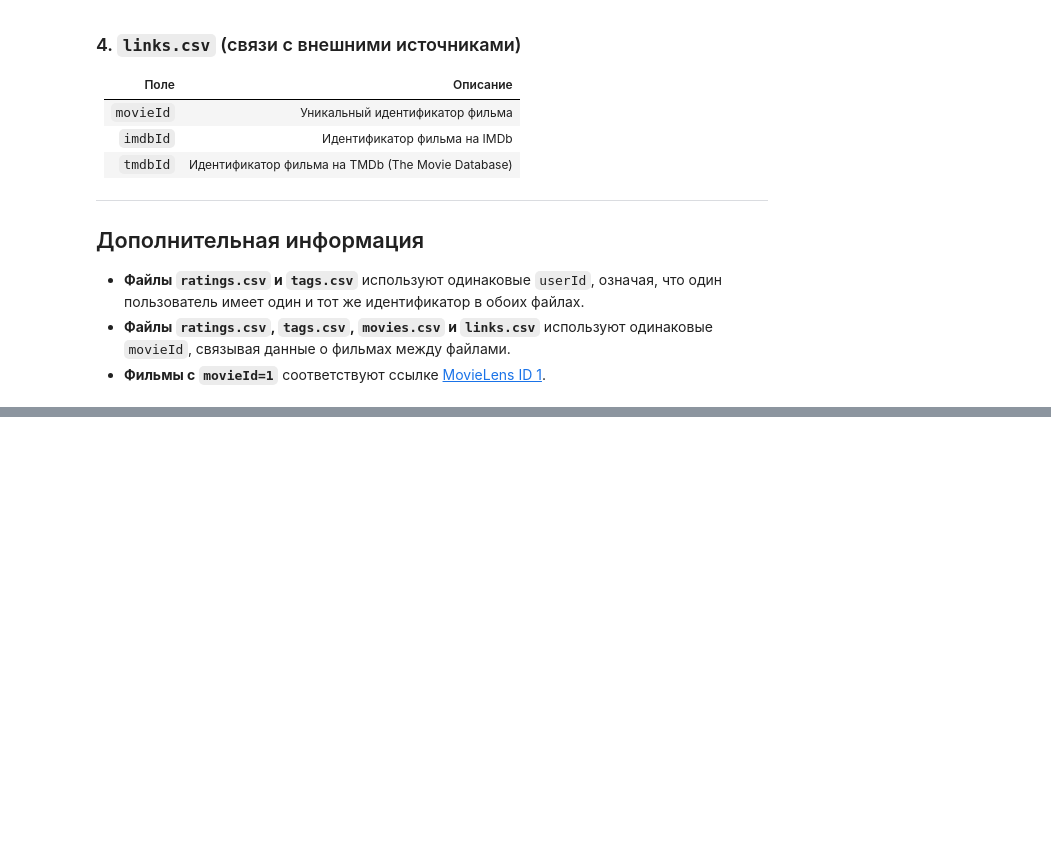
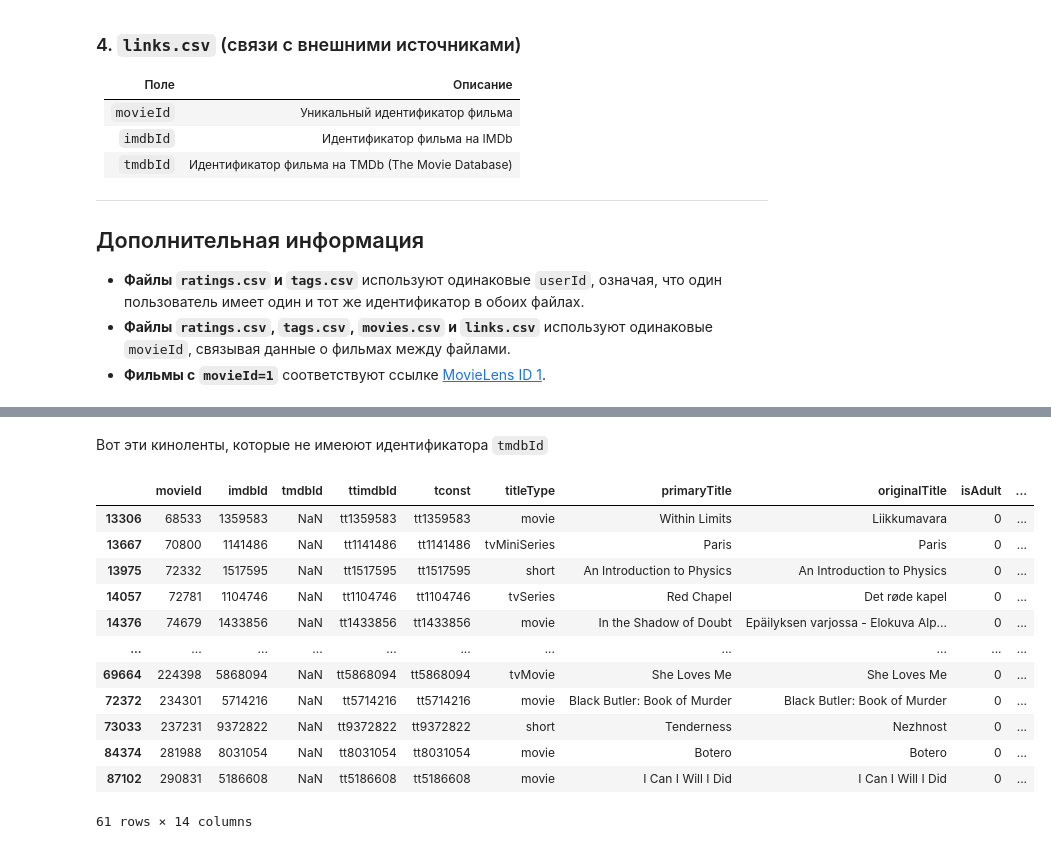
Before and after one commit to glazole/MovieLens, a Jupyter notebook: ML_EDA_into.ipynb, the cells around one changed output, grey strips where cells are left out. Drawn from its saved outputs; the diff is of its cells as text; code cells hidden in the pictures; blank space fills up the shorter version.

```diff
--- a/ML_EDA_into.ipynb
+++ b/ML_EDA_into.ipynb
@@ -339,0 +430,5 @@ basi.head()
+# %%
+with gzip.open(imdb_basic, "rt", encoding="utf-8") as f:
+    df_imdb_basic = pd.read_csv(f, sep="\t", low_memory=False)
+
+df_imdb_basic.head()
@@ -339,0 +609,3 @@ basi.head()
+# %%
+df_links['ttimdbId'] = 'tt' + df_links['imdbId'].astype(str)
+df_links.head()
@@ -339,0 +627,3 @@ basi.head()
+# %%
+merged_df = pd.merge(df_links, df_imdb_basic, left_on='ttimdbId', right_on='tconst', how='left', indicator=True)
+merged_df.head()
@@ -339,0 +641,3 @@ basi.head()
+# %%
+merged_df_both = merged_df[merged_df['_merge'] == 'both']
+merged_df_both.head()
@@ -339,0 +683,18 @@ basi.head()
+# %% [markdown]
+Вот эти киноленты, которые не имеюют идентификатора `tmdbId`
+# %%
+merged_df_both[merged_df_both['tmdbId'].isnull()]
+# %% [output]
+|  | movieId | imdbId | tmdbId | ttimdbId | tconst | titleType | primaryTitle | originalTitle | isAdult | ... |
+| 13306 | 68533 | 1359583 | NaN | tt1359583 | tt1359583 | movie | Within Limits | Liikkumavara | 0 | ... |
+| 13667 | 70800 | 1141486 | NaN | tt1141486 | tt1141486 | tvMiniSeries | Paris | Paris | 0 | ... |
+| 13975 | 72332 | 1517595 | NaN | tt1517595 | tt1517595 | short | An Introduction to Physics | An Introduction to Physics | 0 | ... |
+| 14057 | 72781 | 1104746 | NaN | tt1104746 | tt1104746 | tvSeries | Red Chapel | Det røde kapel | 0 | ... |
+| 14376 | 74679 | 1433856 | NaN | tt1433856 | tt1433856 | movie | In the Shadow of Doubt | Epäilyksen varjossa - Elokuva Alp... | 0 | ... |
+| ... | ... | ... | ... | ... | ... | ... | ... | ... | ... | ... |
+| 69664 | 224398 | 5868094 | NaN | tt5868094 | tt5868094 | tvMovie | She Loves Me | She Loves Me | 0 | ... |
+| 72372 | 234301 | 5714216 | NaN | tt5714216 | tt5714216 | movie | Black Butler: Book of Murder | Black Butler: Book of Murder | 0 | ... |
+| 73033 | 237231 | 9372822 | NaN | tt9372822 | tt9372822 | short | Tenderness | Nezhnost | 0 | ... |
+| 84374 | 281988 | 8031054 | NaN | tt8031054 | tt8031054 | movie | Botero | Botero | 0 | ... |
+| 87102 | 290831 | 5186608 | NaN | tt5186608 | tt5186608 | movie | I Can I Will I Did | I Can I Will I Did | 0 | ... |
+61 rows × 14 columns
```
Also changed, not shown: parts of 84 cells of this notebook.
